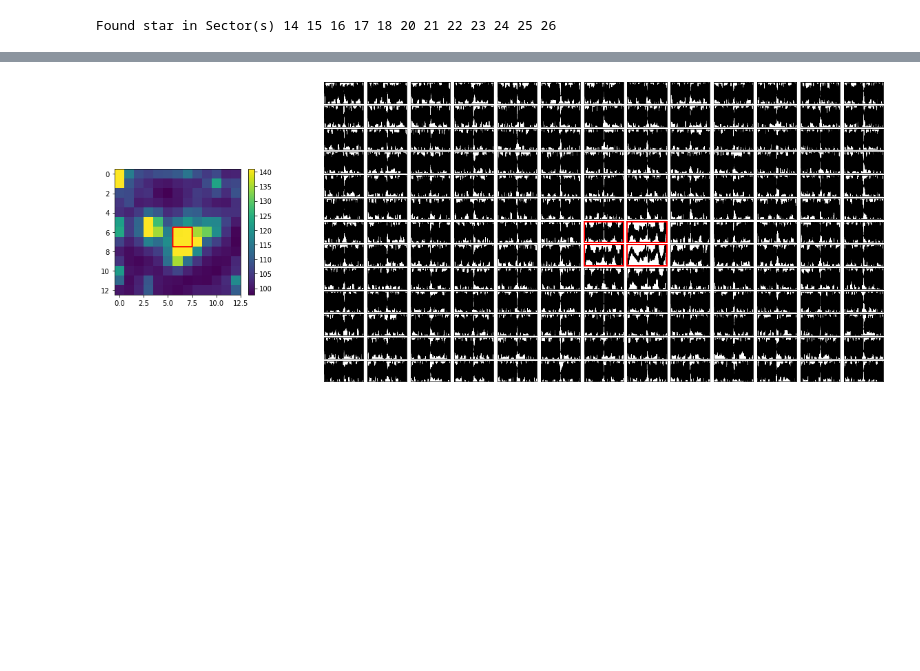
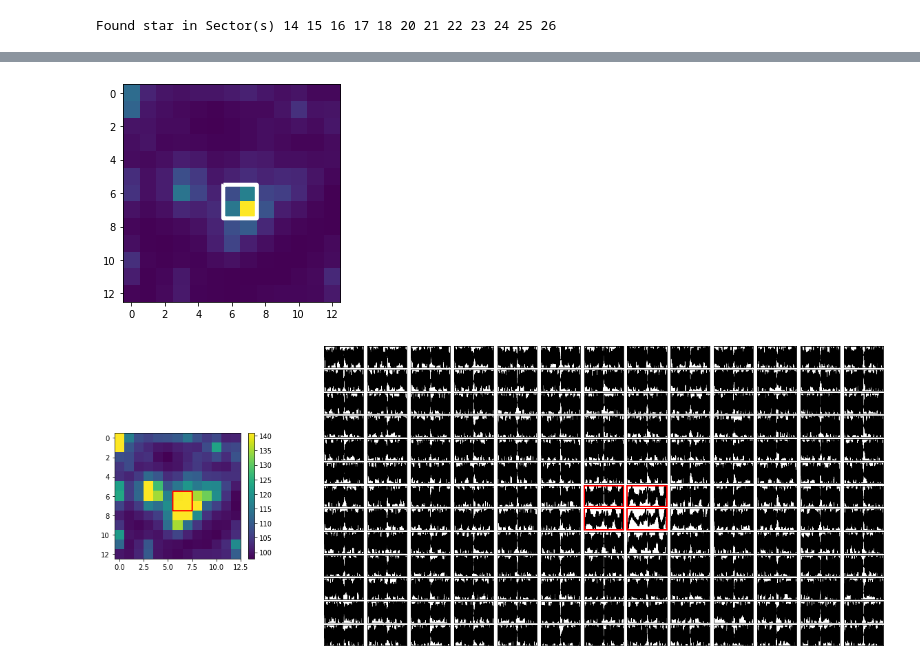
Before and after one commit to AlexanderEvitt/QuasVar, a Jupyter notebook: processing/generate_lightcurve.ipynb, the cells around one changed output, grey strips where cells are left out. Cells and saved outputs as stored; diff of their text form; code cells hidden in the pictures; blank space fills up the shorter version.

```diff
--- a/processing/generate_lightcurve.ipynb
+++ b/processing/generate_lightcurve.ipynb
@@ -102,8 +110,10 @@ plt.xlim(x,x+50)
 # %%
-for data in data_objects:
+for data in data_objects[:1]:
     vis = eleanor.Visualize(data)
     vis.aperture_contour()
     #plt.imshow(data.tpf[0])
+# %% [output]
+[figure, added]
 # %%
 data = data_objects[0]
 vis = eleanor.Visualize(data)
```
Also changed, not shown: parts of 4 cells of this notebook, 5 other files.
